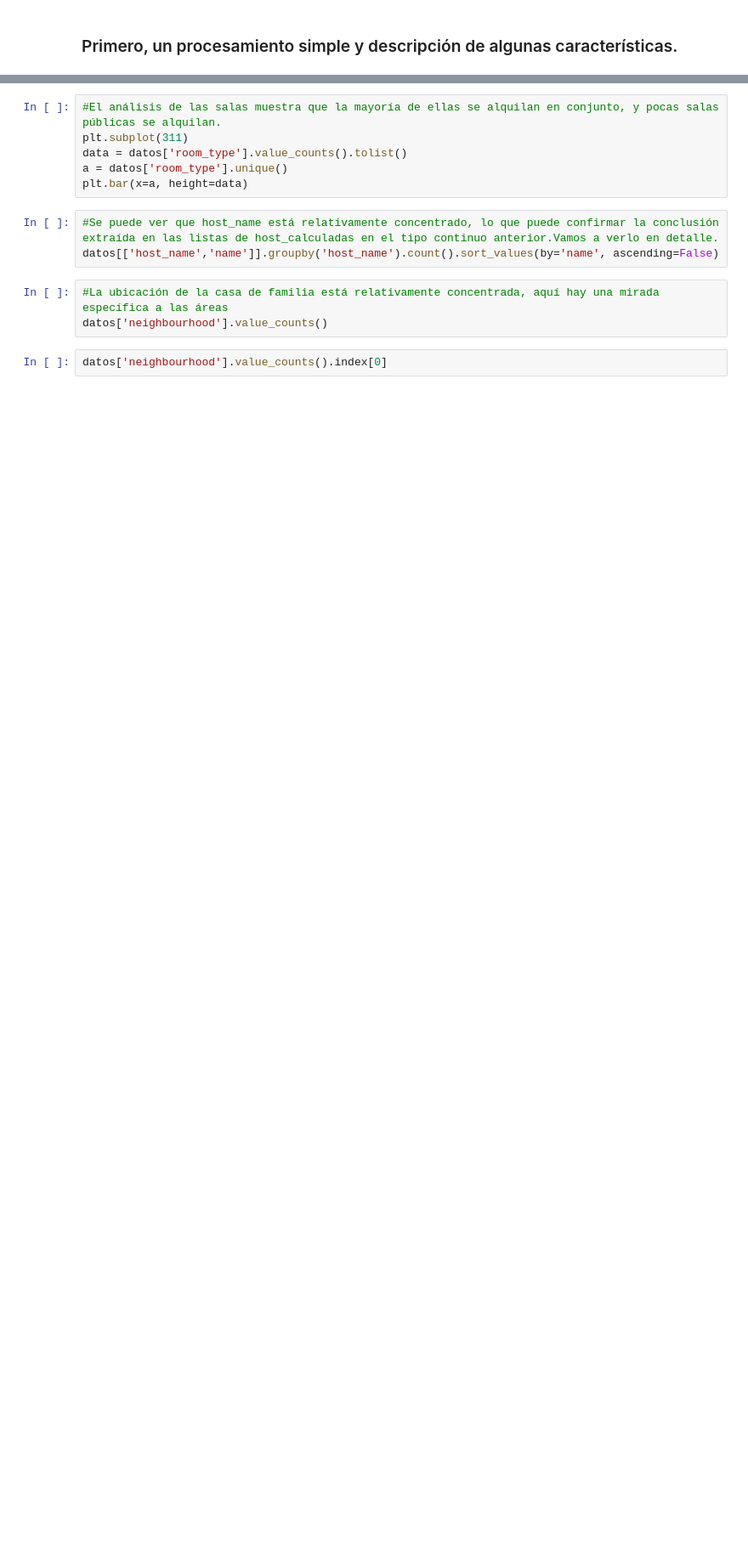
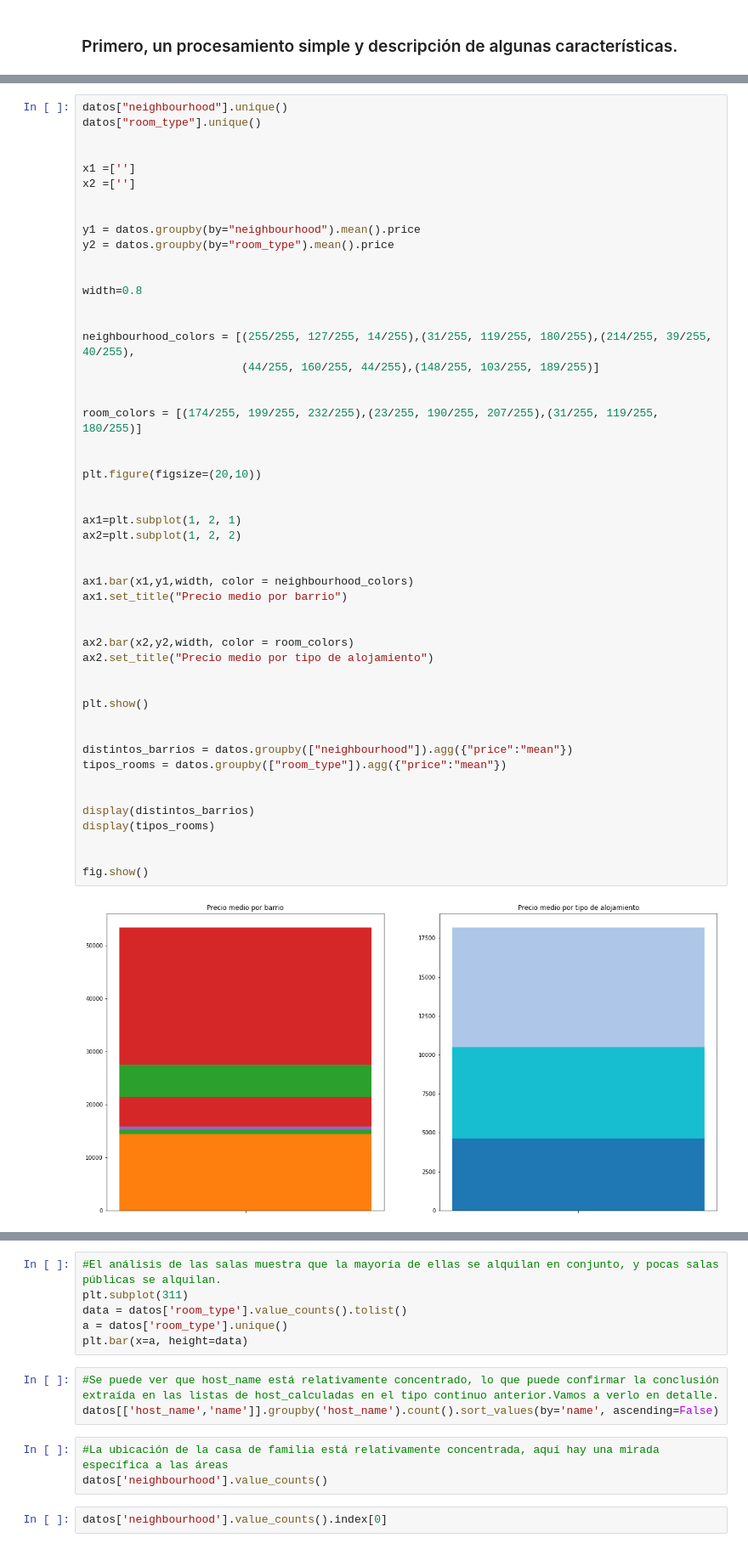
Before and after one commit to Factoria-F5-AI-Bootcamp-1-Edicion/tokyo_airbnb, a Jupyter notebook: tokyo_airbnb.ipynb, the cells around one changed output, grey strips where cells are left out. Shown: that part at 85% size. Saved outputs shown, nothing was run; the diff lists cells and outputs as text; blank space fills up the shorter version.

Commit message:
Subo cómo gráfico de cómo afecta tanto el barrio como el tipo de alojamiento al precio del alquiler

```diff
--- a/tokyo_airbnb.ipynb
+++ b/tokyo_airbnb.ipynb
@@ -151,0 +221,52 @@ datos['room_type'].unique()
+# %%
+datos["neighbourhood"].unique()
+datos["room_type"].unique()
+
+
+x1 =['']
+x2 =['']
+
+
+y1 = datos.groupby(by="neighbourhood").mean().price
+y2 = datos.groupby(by="room_type").mean().price
+
+
+width=0.8
+
+
+neighbourhood_colors = [(255/255, 127/255, 14/255),(31/255, 119/255, 180/255),(214/255, 39/255, 40/255),
+                        (44/255, 160/255, 44/255),(148/255, 103/255, 189/255)]
+
+
+room_colors = [(174/255, 199/255, 232/255),(23/255, 190/255, 207/255),(31/255, 119/255, 180/255)]
+
+
+plt.figure(figsize=(20,10))
+
+
+ax1=plt.subplot(1, 2, 1)
+ax2=plt.subplot(1, 2, 2)
+
+
+ax1.bar(x1,y1,width, color = neighbourhood_colors)
+ax1.set_title("Precio medio por barrio")
+
+
+ax2.bar(x2,y2,width, color = room_colors)
+ax2.set_title("Precio medio por tipo de alojamiento")
+
+
+plt.show()
+
+
+distintos_barrios = datos.groupby(["neighbourhood"]).agg({"price":"mean"})
+tipos_rooms = datos.groupby(["room_type"]).agg({"price":"mean"})
+
+
+display(distintos_barrios)
+display(tipos_rooms)
+
+
+fig.show()
+# %% [output]
+[figure, added]
```
Also changed, not shown: parts of 22 cells of this notebook.
